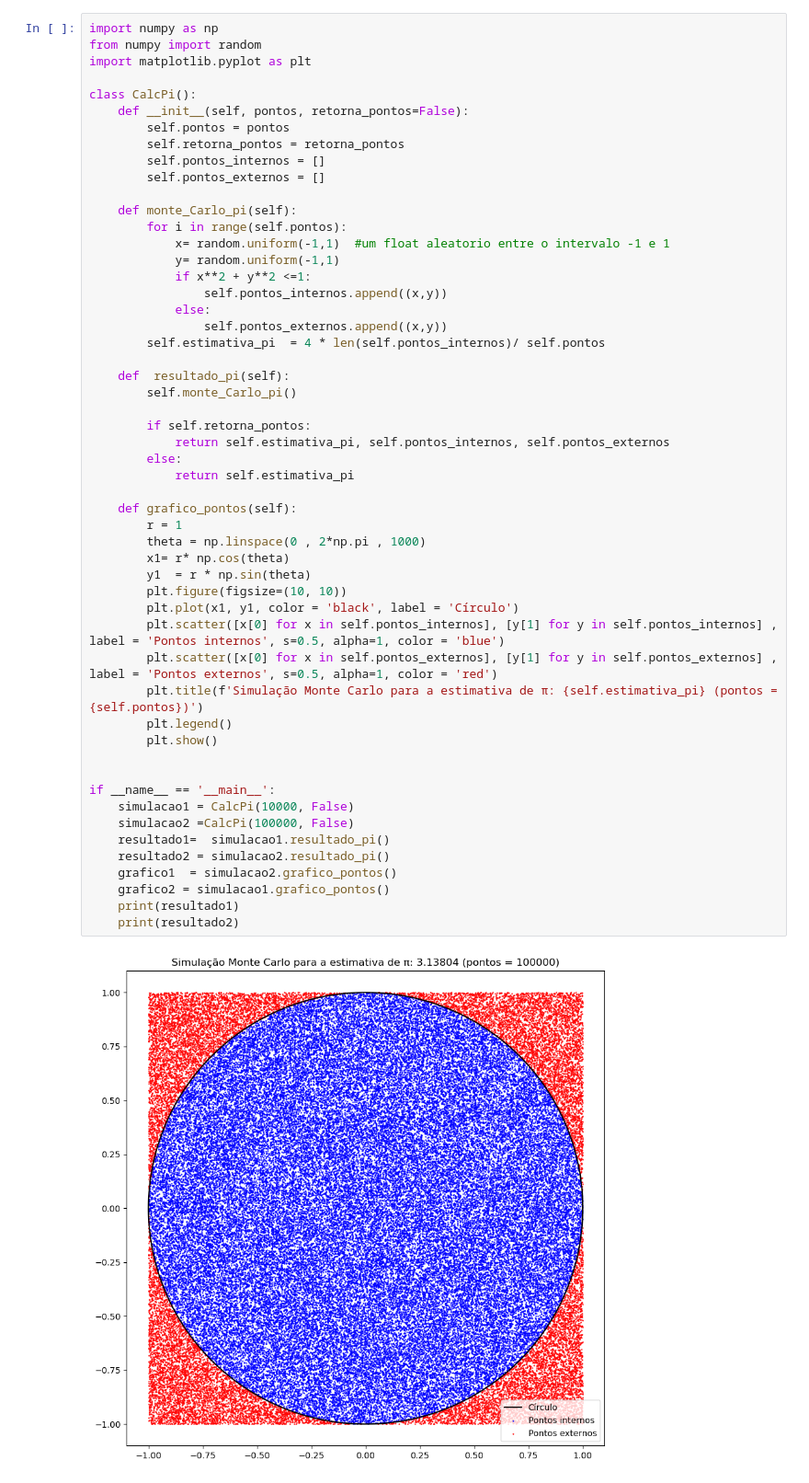
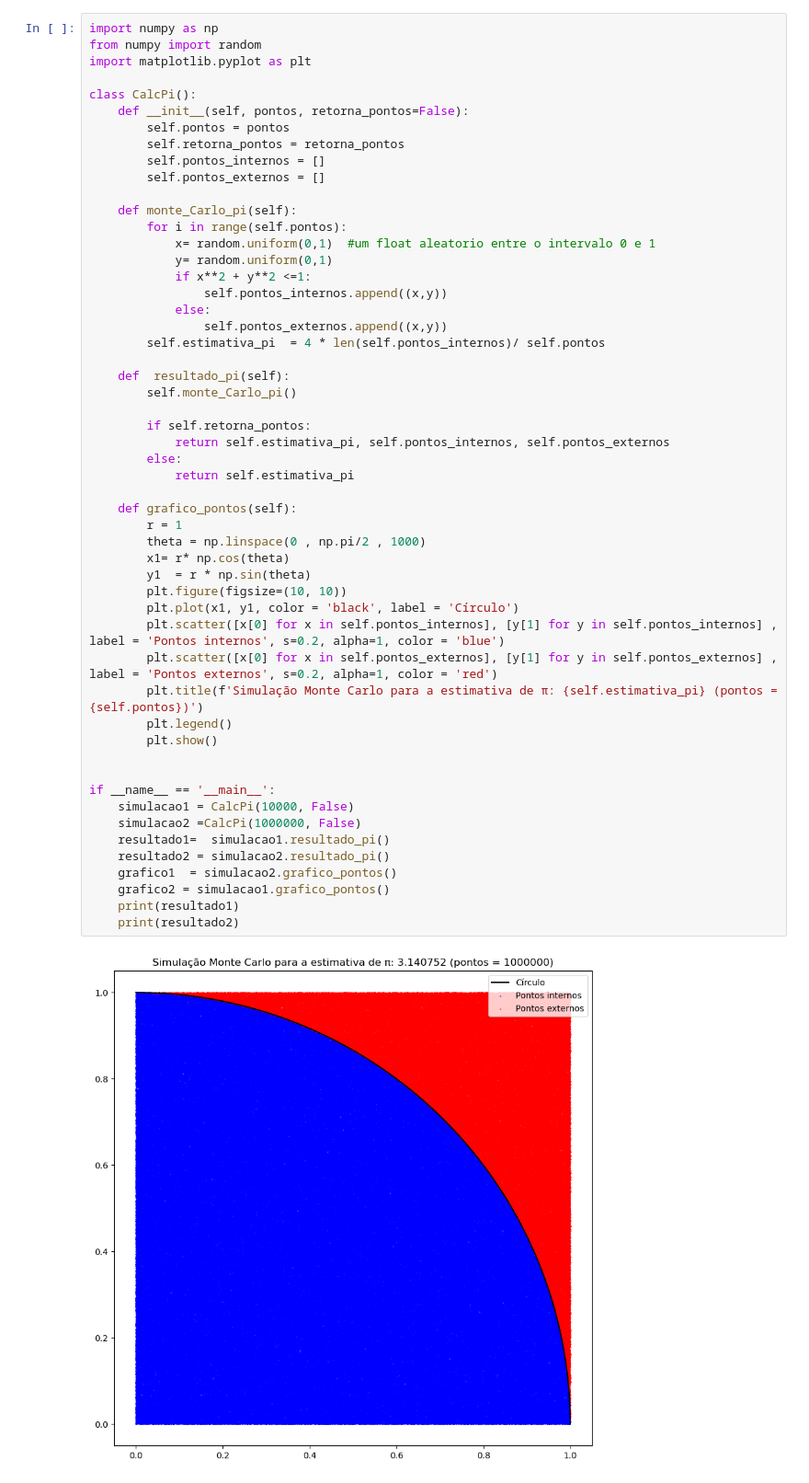
Before and after one commit to JVeloso14/Fisica-computacional-atividades, a Jupyter notebook: atividade 3/monte carlo 20/monte_carlo_intermediario_bonus.ipynb, the cells around one changed output. Shown: that part at 92% size. Cells and saved outputs as stored; diff of their text form.

```diff
--- a/atividade 3/monte carlo 20/monte_carlo_intermediario_bonus.ipynb
+++ b/atividade 3/monte carlo 20/monte_carlo_intermediario_bonus.ipynb
@@ -20,8 +20,8 @@ class CalcPi():
 
     def monte_Carlo_pi(self):
         for i in range(self.pontos):
-            x= random.uniform(-1,1)  #um float aleatorio entre o intervalo -1 e 1
-            y= random.uniform(-1,1)
+            x= random.uniform(0,1)  #um float aleatorio entre o intervalo 0 e 1
+            y= random.uniform(0,1)
             if x**2 + y**2 <=1:
                 self.pontos_internos.append((x,y))
             else:
@@ -29,35 +29,35 @@ class CalcPi():
         self.estimativa_pi  = 4 * len(self.pontos_internos)/ self.pontos
 
     def  resultado_pi(self):
         self.monte_Carlo_pi()
 
         if self.retorna_pontos:
             return self.estimativa_pi, self.pontos_internos, self.pontos_externos
         else:
             return self.estimativa_pi
 
     def grafico_pontos(self):
         r = 1
-        theta = np.linspace(0 , 2*np.pi , 1000)
+        theta = np.linspace(0 , np.pi/2 , 1000)
         x1= r* np.cos(theta)
         y1  = r * np.sin(theta)
         plt.figure(figsize=(10, 10))
         plt.plot(x1, y1, color = 'black', label = 'Círculo')
-        plt.scatter([x[0] for x in self.pontos_internos], [y[1] for y in self.pontos_internos] , label = 'Pontos internos', s=0.5, alpha=1, color = 'blue')
-        plt.scatter([x[0] for x in self.pontos_externos], [y[1] for y in self.pontos_externos] , label = 'Pontos externos', s=0.5, alpha=1, color = 'red')
+        plt.scatter([x[0] for x in self.pontos_internos], [y[1] for y in self.pontos_internos] , label = 'Pontos internos', s=0.2, alpha=1, color = 'blue')
+        plt.scatter([x[0] for x in self.pontos_externos], [y[1] for y in self.pontos_externos] , label = 'Pontos externos', s=0.2, alpha=1, color = 'red')
         plt.title(f'Simulação Monte Carlo para a estimativa de π: {self.estimativa_pi} (pontos = {self.pontos})')
         plt.legend()
         plt.show()
 
 
 if __name__ == '__main__':
     simulacao1 = CalcPi(10000, False)
-    simulacao2 =CalcPi(100000, False)
+    simulacao2 =CalcPi(1000000, False)
     resultado1=  simulacao1.resultado_pi()
     resultado2 = simulacao2.resultado_pi()
     grafico1  = simulacao2.grafico_pontos()
     grafico2 = simulacao1.grafico_pontos()
     print(resultado1)
     print(resultado2)
 # %% [output]
-[figure, old version]
+[figure, new version]
```
Also changed, not shown: parts of 2 cells of this notebook, 2 other files.
